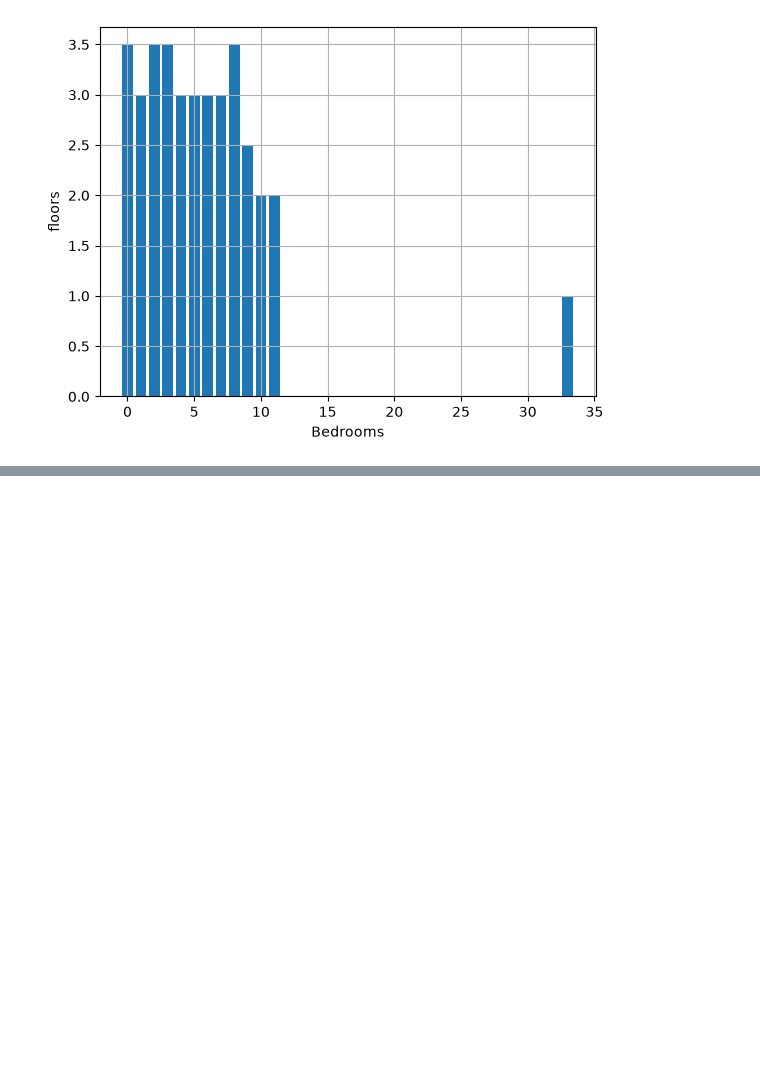
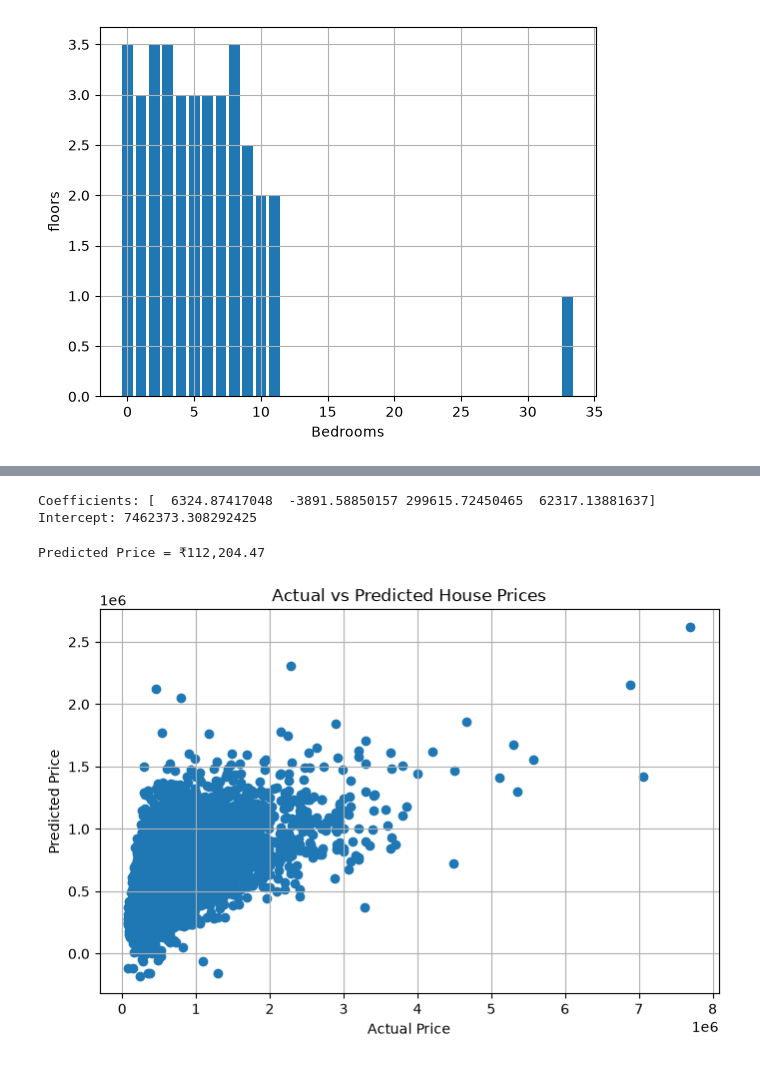
Before and after one commit to bhrantiknagar/Data-Science, a Jupyter notebook: Dataset for Kaggle/housing.ipynb, the cells around one changed output, grey strips where cells are left out. Saved outputs shown, nothing was run; the diff lists cells and outputs as text; code cells hidden in the pictures; blank space fills up the shorter version.

```diff
--- a/Dataset for Kaggle/housing.ipynb
+++ b/Dataset for Kaggle/housing.ipynb
@@ -159,0 +114,47 @@ Predicted Price = ₹613246212.53
+# %%
+from sklearn.linear_model import LinearRegression
+
+# Dataset
+da = pd.DataFrame(df)
+
+# Features and Target
+x = da[["bedrooms", "yr_built", "bathrooms", "floors"]]
+y = da["price"]
+
+# Model
+model = LinearRegression()
+
+# Train
+model.fit(x, y)
+
+# Model Details
+print("Coefficients:", model.coef_)
+print("Intercept:", model.intercept_)
+
+# User Input
+bedrooms = int(input("Enter number of bedrooms: "))
+year = int(input("Enter year built: "))
+bathroom = float(input("Enter number of bathrooms: "))
+floors = int(input("Enter number of floors: "))
+
+# Prediction
+price = model.predict([[bedrooms, year, bathroom, floors]])
+
+print(f"\nPredicted Price = ₹{price[0]:,.2f}")
+
+# Predicted values
+predicted_price = model.predict(x)
+
+# Actual vs Predicted Plot
+plt.figure(figsize=(8,5))
+plt.scatter(y, predicted_price)
+plt.xlabel("Actual Price")
+plt.ylabel("Predicted Price")
+plt.title("Actual vs Predicted House Prices")
+plt.grid(True)
+plt.show()
+# %% [output]
+Coefficients: [  6324.87417048  -3891.58850157 299615.72450465  62317.13881637]
+Intercept: 7462373.308292425
+Predicted Price = ₹112,204.47
+[figure, added]
```
Also changed, not shown: parts of 1 cell of this notebook, 9 other files.
